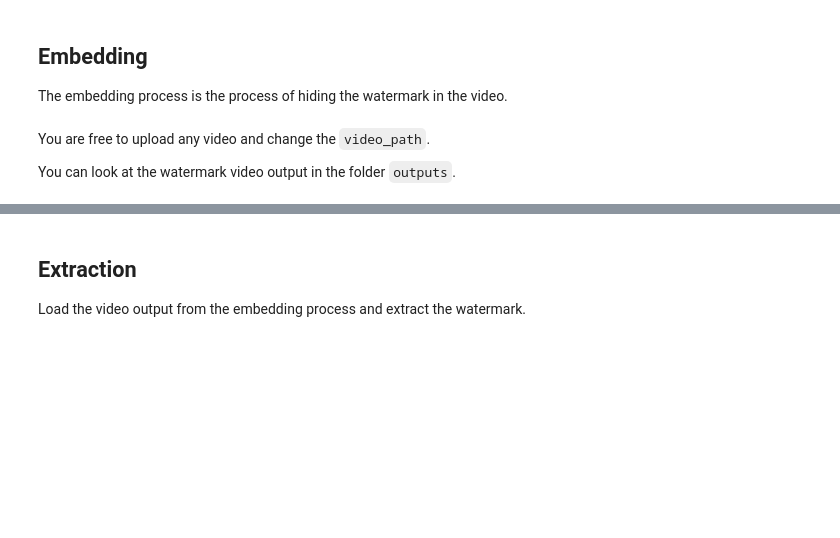
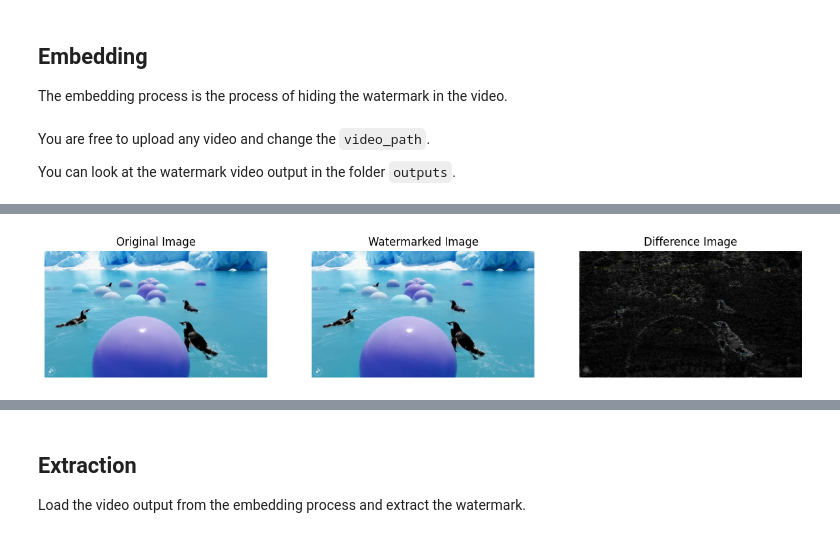
Before and after one commit to the-sayandeep/sample-colab, a Jupyter notebook: notebooks/colab.ipynb, the cells around one changed output, grey strips where cells are left out. Drawn from its saved outputs; the diff is of its cells as text; code cells hidden in the pictures; blank space fills up the shorter version.

```diff
--- a/notebooks/colab.ipynb
+++ b/notebooks/colab.ipynb
@@ -211,0 +260,83 @@ Saved watermarked video to ./outputs/1.mp4
+# %%
+def plot_images(original, watermarked, diff):
+    # plot original image, watermarked image, and difference
+    fig, axes = plt.subplots(1, 3, figsize=(15, 5))
+    axes[0].imshow(original.permute(1, 2, 0).cpu().numpy())
+    axes[0].set_title("Original Image")
+    axes[0].axis("off")
+
+    axes[1].imshow(watermarked.permute(1, 2, 0).cpu().numpy())
+    axes[1].set_title("Watermarked Image")
+    axes[1].axis("off")
+
+    axes[2].imshow(diff.permute(1, 2, 0).cpu().numpy())
+    axes[2].set_title("Difference Image")
+    axes[2].axis("off")
+
+    plt.show()
+# %%
+# Path to the input video
+image_path = "./assets/imgs/1.jpg"
+imgs = Image.open(image_path, "r").convert("RGB")  # keep only rgb channels
+
+imgs = to_tensor(imgs).unsqueeze(0).float()
+timer = Timer()
+
+# Watermark embedding
+timer.start()
+
+outputs = model.embed(imgs, is_video=False, lowres_attenuation=True)
+
+timer.stop()
+
+
+# Create the output directory and path
+output_dir = "./outputs"
+os.makedirs(output_dir, exist_ok=True)
+output_path = os.path.join(output_dir, os.path.basename(image_path))
+
+imgs_w = outputs["imgs_w"]  # b c h w
+msgs = outputs["msgs"]  # b k
+diff = imgs_w - imgs
+diff = 25 * diff.abs()
+
+# save
+timer.start()
+base_save_name = os.path.join(output_dir, os.path.basename(image_path).replace(".png", ""))
+save_img(imgs[0], f"{base_save_name}_ori.png")
+save_img(imgs_w[0], f"{base_save_name}_wm.png")
+save_img(diff[0], f"{base_save_name}_diff.png")
+
+# Metrics
+imgs_aug = imgs_w
+outputs = model.detect(imgs_aug, is_video=False)
+metrics = {
+    "file": image_path,
+    "bit_accuracy": bit_accuracy(
+        outputs["preds"][:, 1:],
+        msgs
+    ).nanmean().item(),
+    "psnr": psnr(imgs_w, imgs).item(),
+    "ssim": ssim(imgs_w, imgs).item()
+}
+
+for qf in [80, 40]:
+  imgs_aug, _ = JPEG()(imgs_w, None,qf)
+
+  # detect
+  timer.start()
+  outputs = model.detect(imgs_aug, is_video=True)
+  preds = outputs["preds"]
+  bit_preds = preds[:, 1:]  # b k ...
+  bit_accuracy_ = bit_accuracy(
+      bit_preds,
+      msgs
+  ).nanmean().item()
+
+  metrics[f"bit_accuracy_qf{qf}"] = bit_accuracy_
+
+  print(metrics)
+  plot_images(imgs[0], imgs_w[0], diff[0])
+
+del outputs, imgs, imgs_w, diff
+# %% [output]
@@ -211,0 +344 @@ Saved watermarked video to ./outputs/1.mp4
+[figure, added]
```
Also changed, not shown: parts of 5 cells of this notebook.
